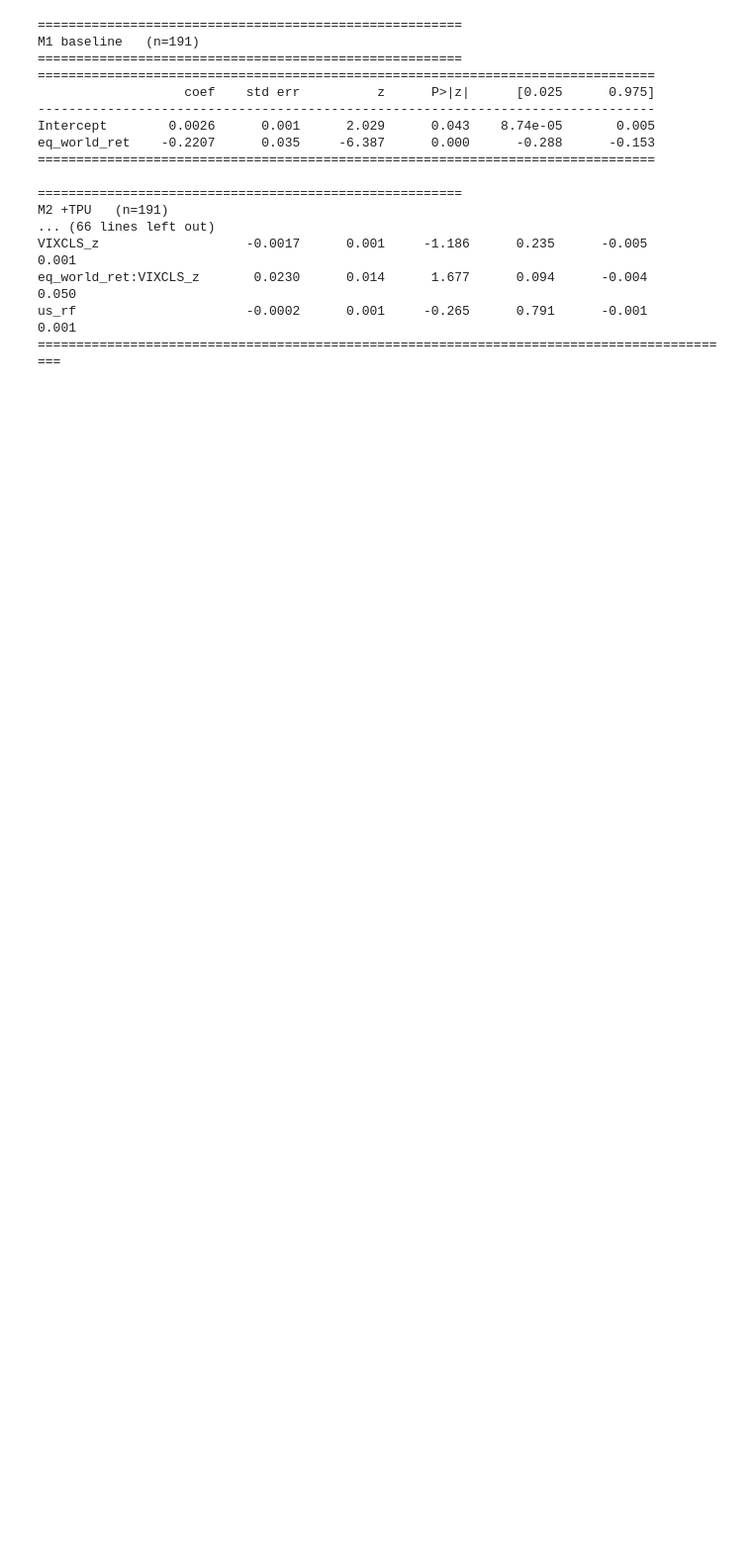
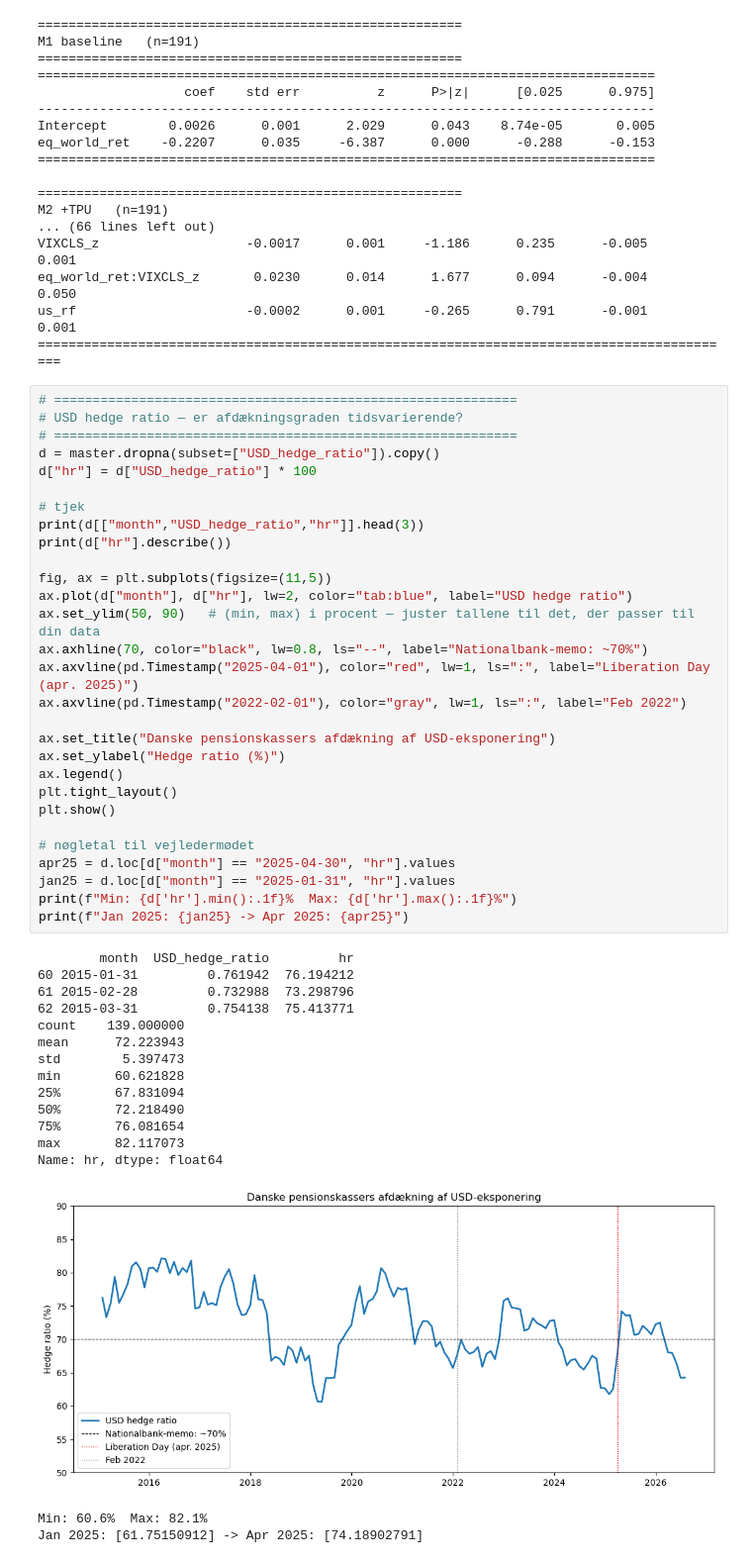
Before and after one commit to oliviarytter/Speciale, a Jupyter notebook: build_variables.ipynb, the cells around one changed output. Shown at 99% size. Drawn from its saved outputs; the diff is of its cells as text; blank space fills up the shorter version.

```diff
--- a/build_variables.ipynb
+++ b/build_variables.ipynb
@@ -253,3 +253,49 @@ VIXCLS_z                   -0.0017      0.001     -1.186      0.235      -0.005
 eq_world_ret:VIXCLS_z       0.0230      0.014      1.677      0.094      -0.004       0.050
 us_rf                      -0.0002      0.001     -0.265      0.791      -0.001       0.001
 ===========================================================================================
+# %%
+# ============================================================
+# USD hedge ratio — er afdækningsgraden tidsvarierende?
+# ============================================================
+d = master.dropna(subset=["USD_hedge_ratio"]).copy()
+d["hr"] = d["USD_hedge_ratio"] * 100
+
+# tjek
+print(d[["month","USD_hedge_ratio","hr"]].head(3))
+print(d["hr"].describe())
+
+fig, ax = plt.subplots(figsize=(11,5))
+ax.plot(d["month"], d["hr"], lw=2, color="tab:blue", label="USD hedge ratio")
+ax.set_ylim(50, 90)   # (min, max) i procent — juster tallene til det, der passer til din data
+ax.axhline(70, color="black", lw=0.8, ls="--", label="Nationalbank-memo: ~70%")
+ax.axvline(pd.Timestamp("2025-04-01"), color="red", lw=1, ls=":", label="Liberation Day (apr. 2025)")
+ax.axvline(pd.Timestamp("2022-02-01"), color="gray", lw=1, ls=":", label="Feb 2022")
+
+ax.set_title("Danske pensionskassers afdækning af USD-eksponering")
+ax.set_ylabel("Hedge ratio (%)")
+ax.legend()
+plt.tight_layout()
+plt.show()
+
+# nøgletal til vejledermødet
+apr25 = d.loc[d["month"] == "2025-04-30", "hr"].values
+jan25 = d.loc[d["month"] == "2025-01-31", "hr"].values
+print(f"Min: {d['hr'].min():.1f}%  Max: {d['hr'].max():.1f}%")
+print(f"Jan 2025: {jan25} -> Apr 2025: {apr25}")
+# %% [output]
+        month  USD_hedge_ratio         hr
+60 2015-01-31         0.761942  76.194212
+61 2015-02-28         0.732988  73.298796
+62 2015-03-31         0.754138  75.413771
+count    139.000000
+mean      72.223943
+std        5.397473
+min       60.621828
+25%       67.831094
+50%       72.218490
+75%       76.081654
+max       82.117073
+Name: hr, dtype: float64
+[figure, added]
+Min: 60.6%  Max: 82.1%
+Jan 2025: [61.75150912] -> Apr 2025: [74.18902791]
```
Also changed, not shown: parts of 1 cell of this notebook, 1 other file.
